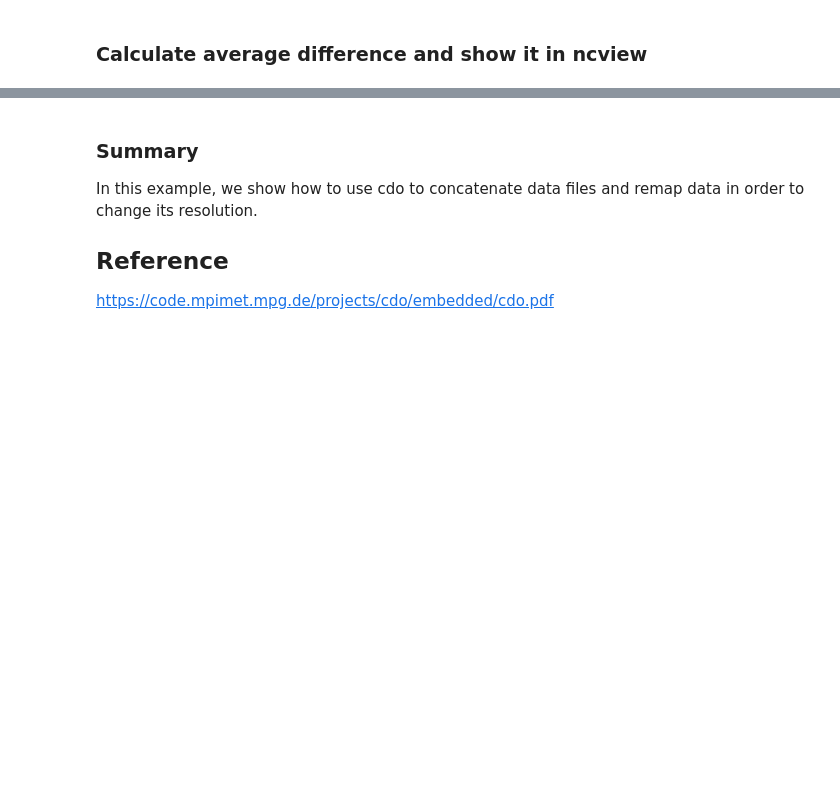
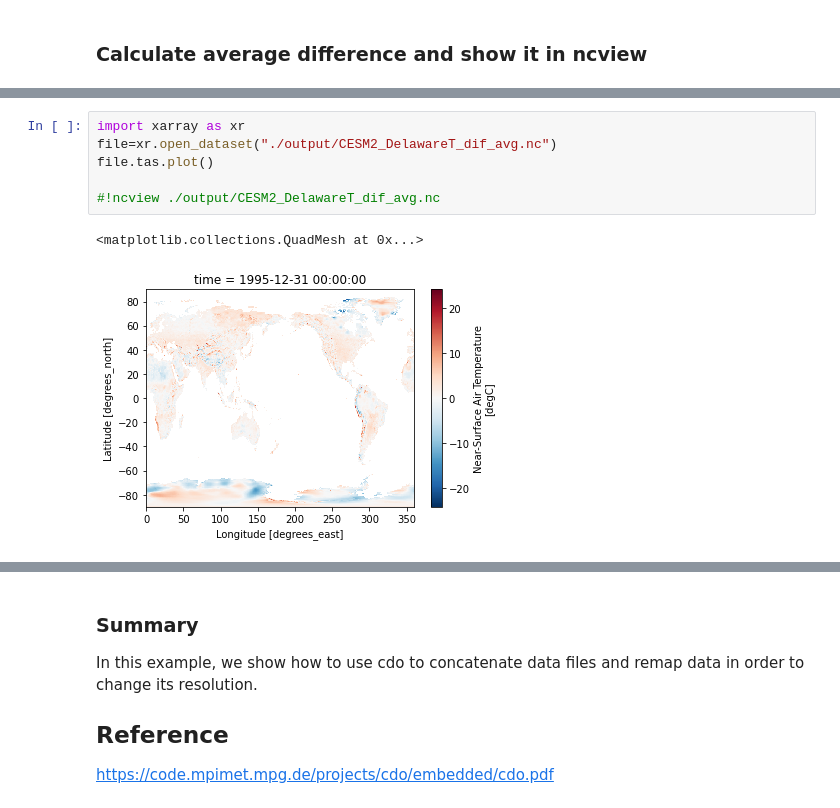
Before and after one commit to IS-ENES-Data/summer-school-2022, a Jupyter notebook: notebooks/files_and_tools/cdo_02_compare_model_and_observation_cmip6.ipynb, the cells around one changed output, grey strips where cells are left out. Drawn from its saved outputs; the diff is of its cells as text; blank space fills up the shorter version.

Commit message:
updated notebooks: cdo cloud xarray dask

```diff
--- a/notebooks/files_and_tools/cdo_02_compare_model_and_observation_cmip6.ipynb
+++ b/notebooks/files_and_tools/cdo_02_compare_model_and_observation_cmip6.ipynb
@@ -168,3 +169,12 @@ X connection to :2 broken (explicit kill or server shutdown).
+# %%
+import xarray as xr
+file=xr.open_dataset("./output/CESM2_DelawareT_dif_avg.nc")
+file.tas.plot()
+
+#!ncview ./output/CESM2_DelawareT_dif_avg.nc
+# %% [output]
+<matplotlib.collections.QuadMesh at 0x...>
+[figure, added]
 # %% [markdown]
 <div class="alert alert-info">
 <b>Tip: </b> In CDO, an artificial distinction is made between the notions mean (e.g.timmean) and average (e.g. timavg). The mean is regarded as a statistical function, whereas the average is found simply by adding the sample members and dividing the result by the sample size. For example, the mean of 1, 2, miss and 3 is (1 + 2 + 3)/3 = 2, whereas the average is (1 + 2 + miss + 3)/4. If there are no missing values in the sample, the average and mean are identical.
```
Also changed, not shown: parts of 12 cells of this notebook, 5 other files.
